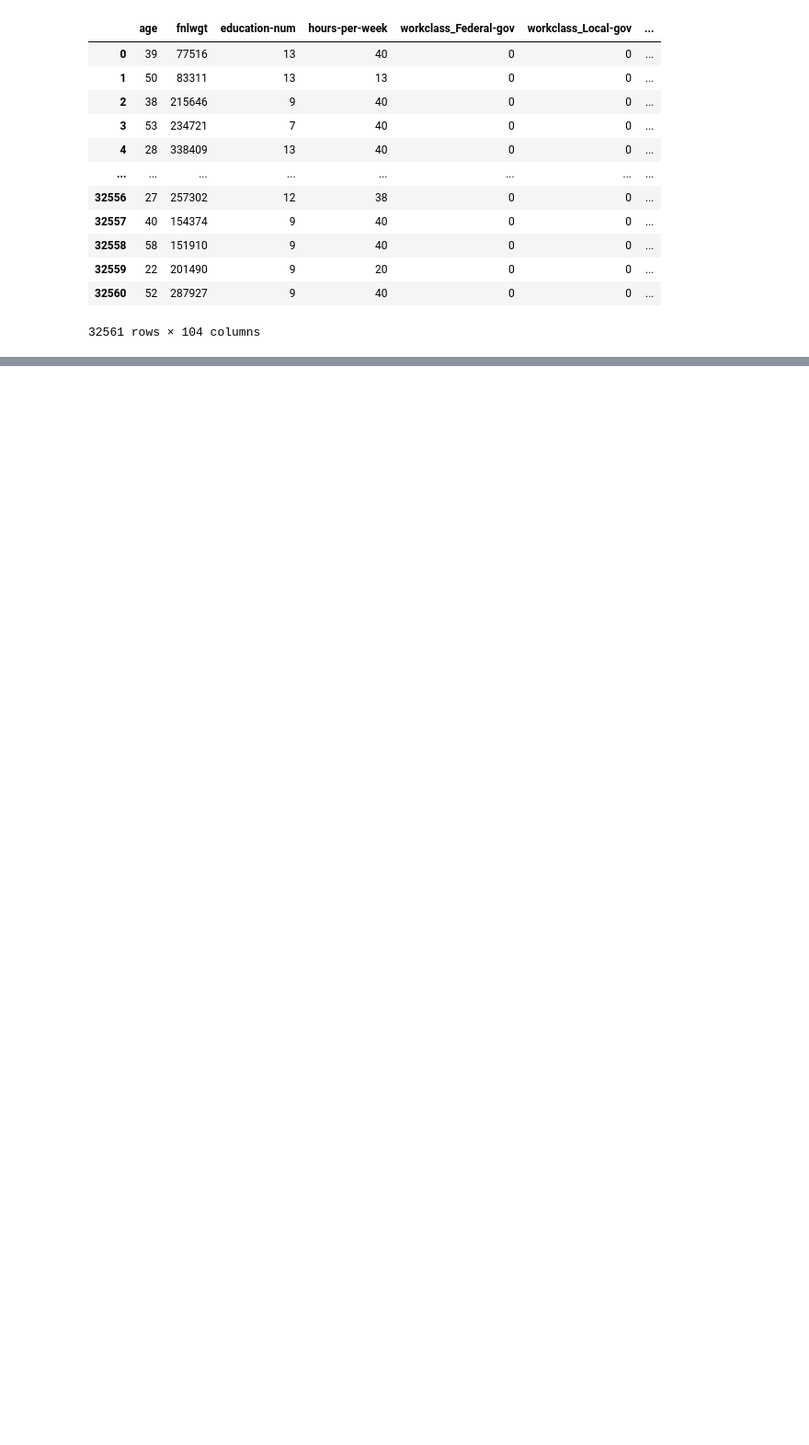
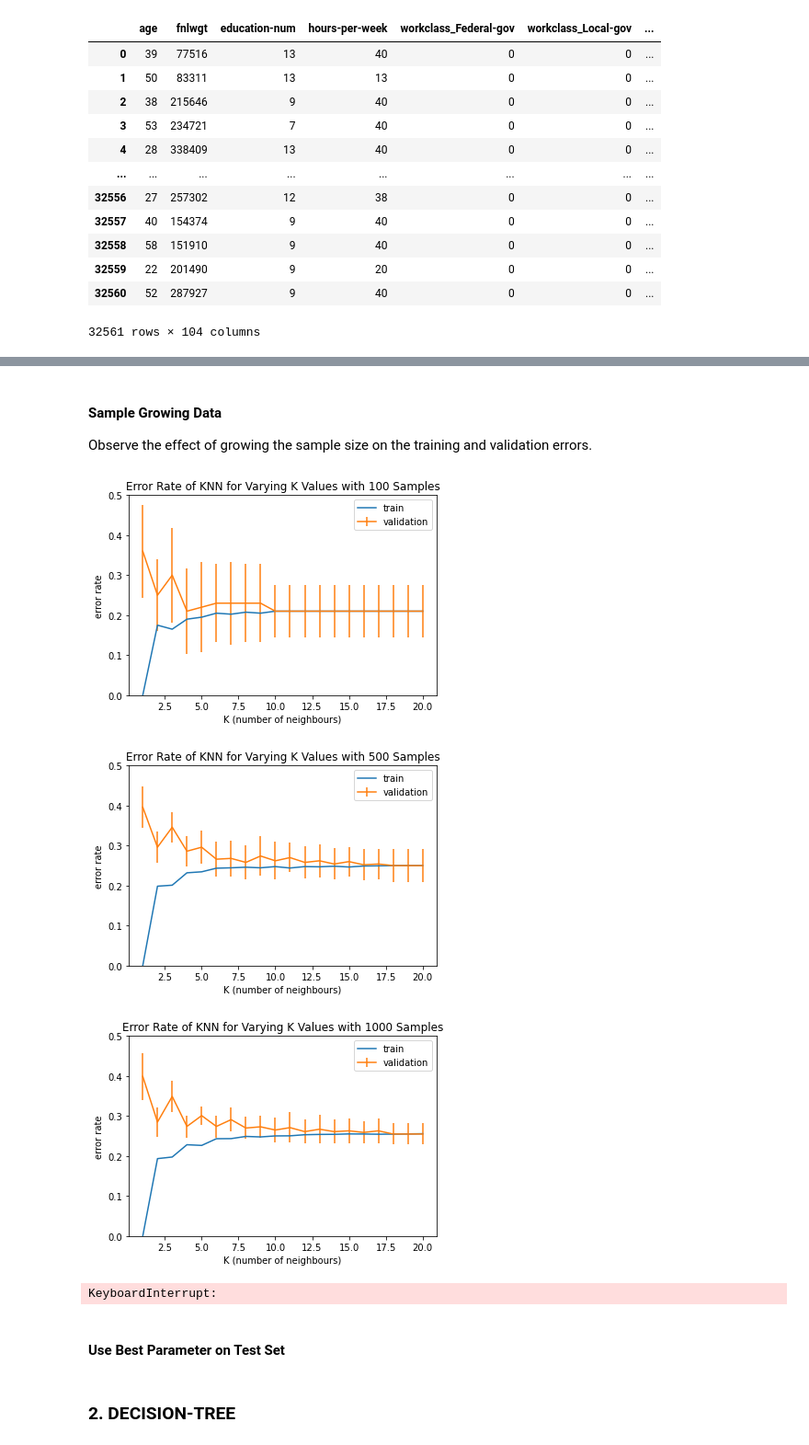
Before and after one commit to chrismartel/COMP551, a Jupyter notebook: projects/p1/adult_salary.ipynb, the cells around one changed output, grey strips where cells are left out. Shown at 92% size. Cells and saved outputs as stored; diff of their text form; code cells hidden in the pictures; blank space fills up the shorter version.

Commit message:
find best K and apply to test set

```diff
--- a/projects/p1/adult_salary.ipynb
+++ b/projects/p1/adult_salary.ipynb
@@ -68 +72,4 @@ display(test_df)
+# %%
+train_df = my_preprocessing.strip_labels(train_df)
+test_df = my_preprocessing.strip_labels(test_df)
 # %% [markdown]
@@ -192 +172,19 @@ display(train_df)
+# %%
+from sklearn.neighbors import KNeighborsClassifier
+
+# convert to numpy arrays
+train, test = train_df.to_numpy(), test_df.to_numpy()
+
+# random permutations of indices
+inds = np.random.permutation(range(train.shape[0]))
+
+# split into features set and prediction set
+x, y = train[inds, :-1], train[inds, -1]
+x_test, y_test = test[:, :-1], test[:, -1]
+
+# number of folds for L-fold cross-validation
+L = 5
+
+# range of number of nearest neighbors (K)
+K_list = range(1,16) # [1,2,...,15]
 # %% [markdown]
@@ -221,0 +212,34 @@ K_list = range(1,21)
+# %% [markdown]
+#### Sample Growing Data
+
+Observe the effect of growing the sample size on the training and validation errors.
+# %%
+sizes = [100, 500, 1000, 5000]
+
+# K range list
+K_list = range(1,21)
+
+for s in sizes:
+    # select s random samples from train dataset
+    x_subset, y_subset = x[inds[:s]], y[inds[:s]]
+
+    # apply cross validation to get validation and train accuracy matrices
+    err_val_matrix, err_train_matrix = my_validation.knn_cross_validation(x_subset, y_subset, K_list, L, my_validation.error_rate)
+
+    err_val_means = np.mean(err_val_matrix, axis=1)
+
+    plt.title('Error Rate of KNN for Varying K Values with {size} Samples'.format(size = s))
+    plt.plot(K_list, np.mean(err_train_matrix, axis=1),  label='train')
+    plt.errorbar(K_list, err_val_means, np.std(err_val_matrix, axis=1), label='validation')
+    plt.legend()
+    plt.xlabel('K (number of neighbours)')
+    plt.ylabel('error rate')
+    plt.ylim(0,0.5)
+    plt.show()
+# %% [output]
+[figure, added]
+[figure, added]
+[figure, added]
+KeyboardInterrupt:
+# %% [markdown]
+#### Use Best Parameter on Test Set
@@ -221,0 +260,2 @@ K_list = range(1,21)
+# %% [markdown]
+### 2. DECISION-TREE
```
Also changed, not shown: parts of 21 cells of this notebook, 1 other file.
